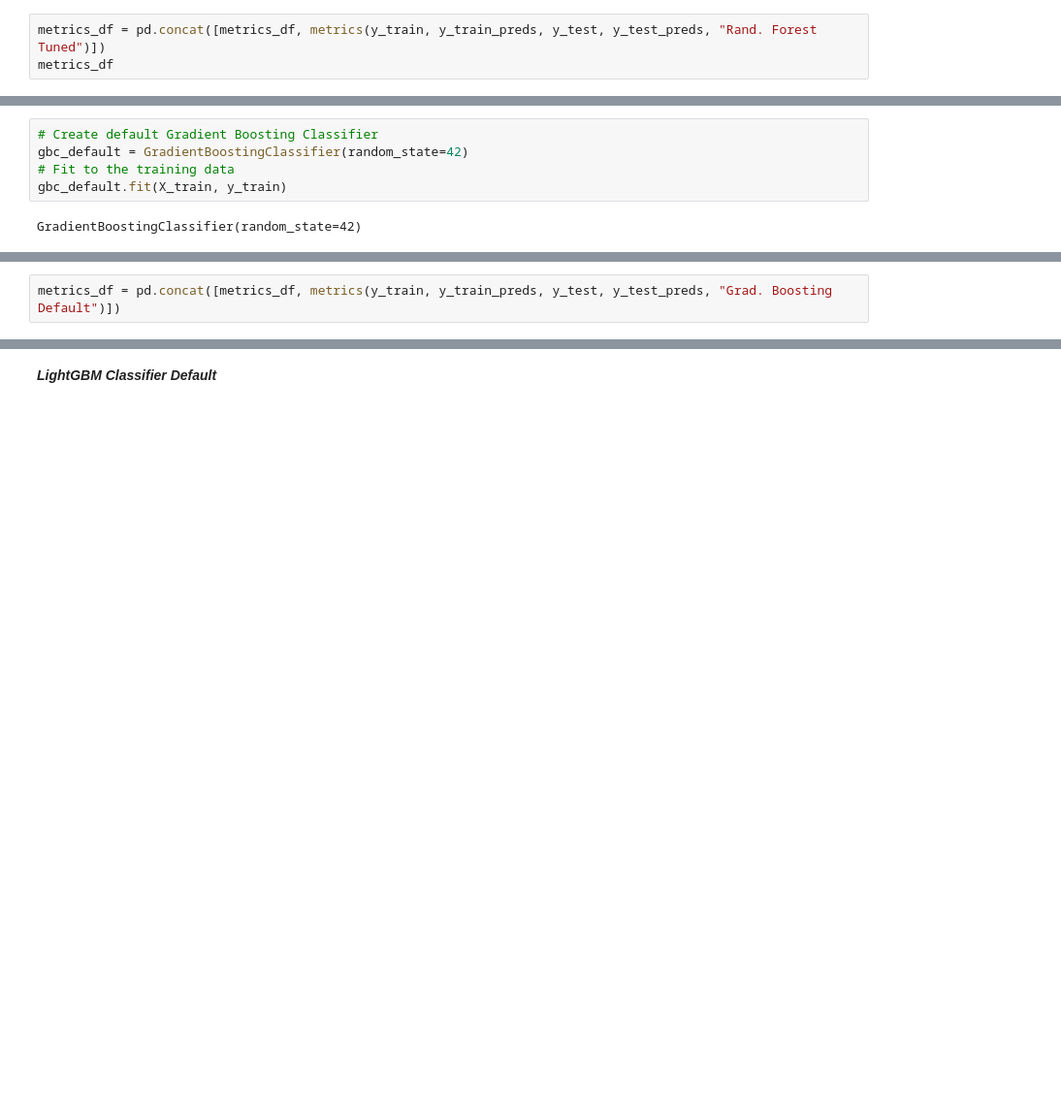
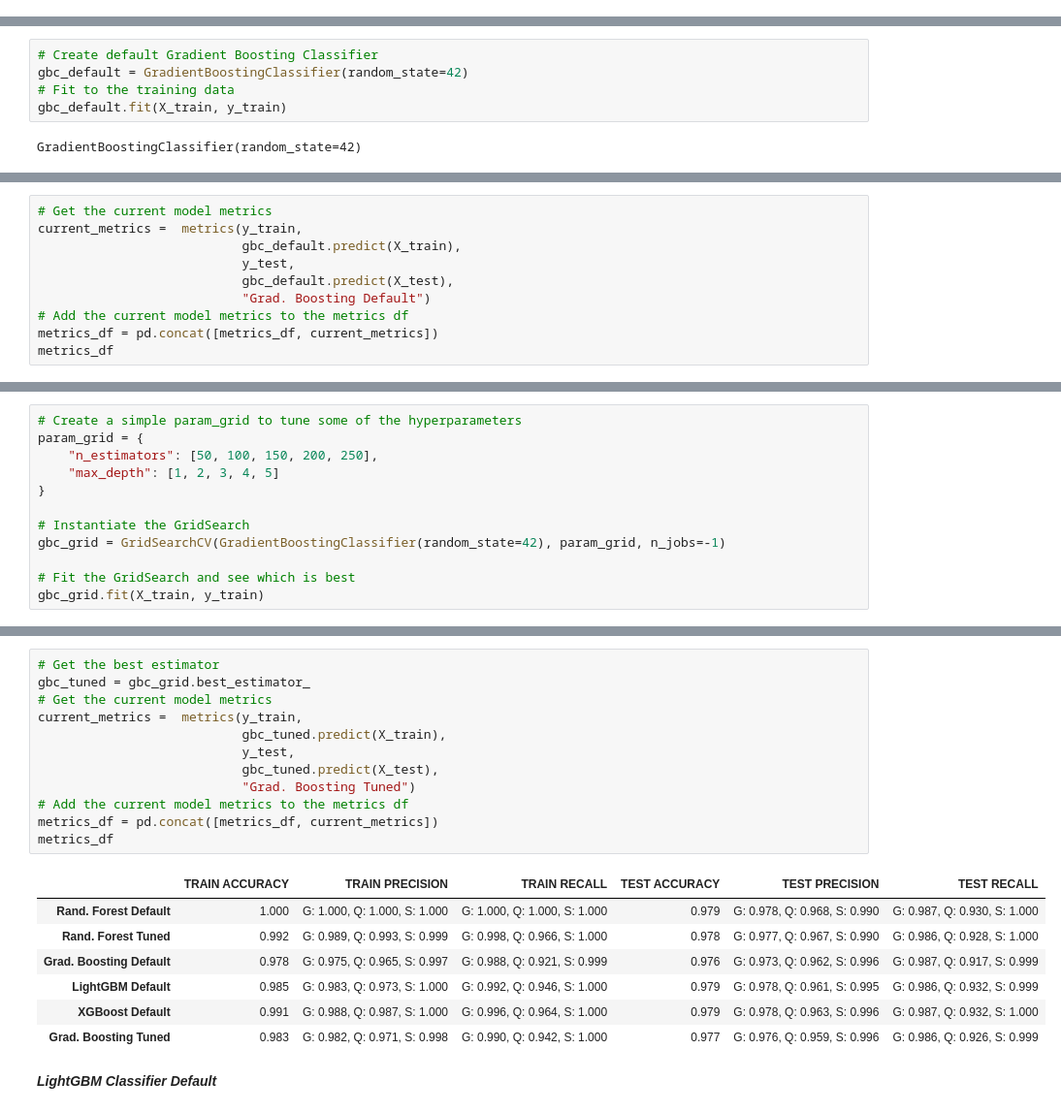
Before and after one commit to john-a-dixon/stellar-object-classification, a Jupyter notebook: stellar.ipynb, the cells around one changed output, grey strips where cells are left out. Shown at 97% size. Saved outputs shown, nothing was run; the diff lists cells and outputs as text; blank space fills up the shorter version.

Commit message:
Adding the tuned models.

```diff
--- a/stellar.ipynb
+++ b/stellar.ipynb
@@ -452,3 +448,0 @@ y_test_preds = rfc_tuned.predict(X_test)
-# %%
-metrics_df = pd.concat([metrics_df, metrics(y_train, y_train_preds, y_test, y_test_preds, "Rand. Forest Tuned")])
-metrics_df
@@ -472,2 +474,10 @@ y_test_preds = gbc_default.predict(X_test)
-# %%
-metrics_df = pd.concat([metrics_df, metrics(y_train, y_train_preds, y_test, y_test_preds, "Grad. Boosting Default")])
+# %%
+# Get the current model metrics
+current_metrics =  metrics(y_train,
+                           gbc_default.predict(X_train),
+                           y_test,
+                           gbc_default.predict(X_test),
+                           "Grad. Boosting Default")
+# Add the current model metrics to the metrics df
+metrics_df = pd.concat([metrics_df, current_metrics])
+metrics_df
@@ -473,0 +491,12 @@ metrics_df = pd.concat([metrics_df, metrics(y_train, y_train_preds, y_test, y_te
+# %%
+# Create a simple param_grid to tune some of the hyperparameters
+param_grid = {
+    "n_estimators": [50, 100, 150, 200, 250],
+    "max_depth": [1, 2, 3, 4, 5]
+}
+
+# Instantiate the GridSearch
+gbc_grid = GridSearchCV(GradientBoostingClassifier(random_state=42), param_grid, n_jobs=-1)
+
+# Fit the GridSearch and see which is best
+gbc_grid.fit(X_train, y_train)
@@ -474,3 +514,23 @@ metrics_df = pd.concat([metrics_df, metrics(y_train, y_train_preds, y_test, y_te
+# %%
+# Get the best estimator
+gbc_tuned = gbc_grid.best_estimator_
+# Get the current model metrics
+current_metrics =  metrics(y_train,
+                           gbc_tuned.predict(X_train),
+                           y_test,
+                           gbc_tuned.predict(X_test),
+                           "Grad. Boosting Tuned")
+# Add the current model metrics to the metrics df
+metrics_df = pd.concat([metrics_df, current_metrics])
+metrics_df
+# %% [output]
+|  | TRAIN ACCURACY | TRAIN PRECISION | TRAIN RECALL | TEST ACCURACY | TEST PRECISION | TEST RECALL |
+| Rand. Forest Default | 1.000 | G: 1.000, Q: 1.000, S: 1.000 | G: 1.000, Q: 1.000, S: 1.000 | 0.979 | G: 0.978, Q: 0.968, S: 0.990 | G: 0.987, Q: 0.930, S: 1.000 |
+| Rand. Forest Tuned | 0.992 | G: 0.989, Q: 0.993, S: 0.999 | G: 0.998, Q: 0.966, S: 1.000 | 0.978 | G: 0.977, Q: 0.967, S: 0.990 | G: 0.986, Q: 0.928, S: 1.000 |
+| Grad. Boosting Default | 0.978 | G: 0.975, Q: 0.965, S: 0.997 | G: 0.988, Q: 0.921, S: 0.999 | 0.976 | G: 0.973, Q: 0.962, S: 0.996 | G: 0.987, Q: 0.917, S: 0.999 |
+| LightGBM Default | 0.985 | G: 0.983, Q: 0.973, S: 1.000 | G: 0.992, Q: 0.946, S: 1.000 | 0.979 | G: 0.978, Q: 0.961, S: 0.995 | G: 0.986, Q: 0.932, S: 0.999 |
+| XGBoost Default | 0.991 | G: 0.988, Q: 0.987, S: 1.000 | G: 0.996, Q: 0.964, S: 1.000 | 0.979 | G: 0.978, Q: 0.963, S: 0.996 | G: 0.987, Q: 0.932, S: 1.000 |
+| Grad. Boosting Tuned | 0.983 | G: 0.982, Q: 0.971, S: 0.998 | G: 0.990, Q: 0.942, S: 1.000 | 0.977 | G: 0.976, Q: 0.959, S: 0.996 | G: 0.986, Q: 0.926, S: 0.999 |
 # %% [markdown]
 **_LightGBM Classifier Default_**
 # %%
```
Also changed, not shown: parts of 20 cells of this notebook.
